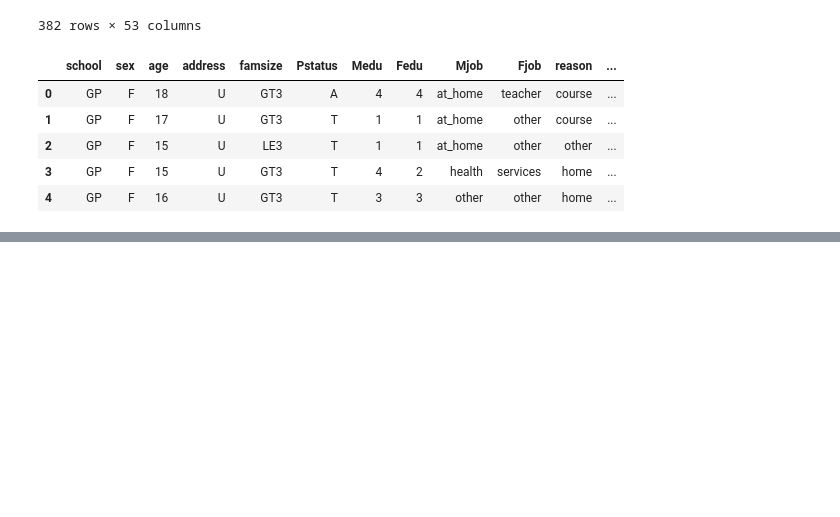
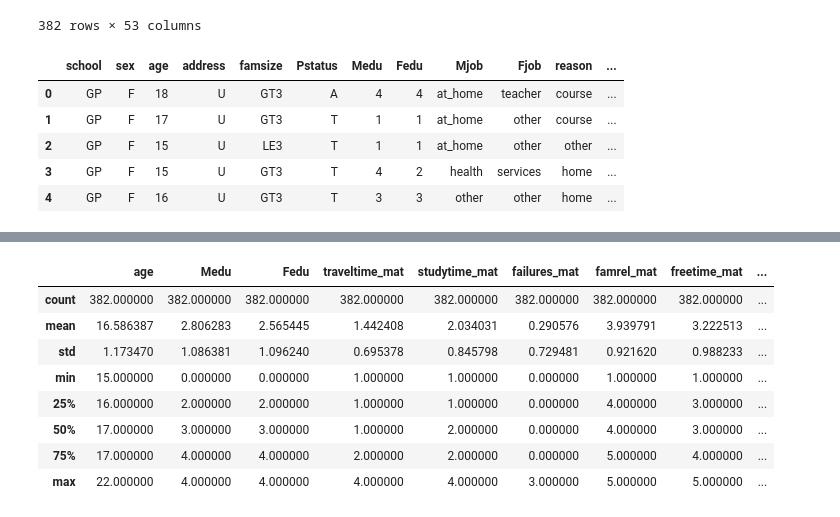
Before and after one commit to shl0mo/DataAnalysis_Students-Pandas, a Jupyter notebook: Estudantes.ipynb, the cells around one changed output, grey strips where cells are left out. Drawn from its saved outputs; the diff is of its cells as text; code cells hidden in the pictures; blank space fills up the shorter version.

```diff
--- a/Estudantes.ipynb
+++ b/Estudantes.ipynb
@@ -72,0 +112,12 @@ df.head()
+# %%
+df.describe();
+# %% [output]
+|  | age | Medu | Fedu | traveltime_mat | studytime_mat | failures_mat | famrel_mat | freetime_mat | ... |
+| count | 382.000000 | 382.000000 | 382.000000 | 382.000000 | 382.000000 | 382.000000 | 382.000000 | 382.000000 | ... |
+| mean | 16.586387 | 2.806283 | 2.565445 | 1.442408 | 2.034031 | 0.290576 | 3.939791 | 3.222513 | ... |
+| std | 1.173470 | 1.086381 | 1.096240 | 0.695378 | 0.845798 | 0.729481 | 0.921620 | 0.988233 | ... |
+| min | 15.000000 | 0.000000 | 0.000000 | 1.000000 | 1.000000 | 0.000000 | 1.000000 | 1.000000 | ... |
+| 25% | 16.000000 | 2.000000 | 2.000000 | 1.000000 | 1.000000 | 0.000000 | 4.000000 | 3.000000 | ... |
+| 50% | 17.000000 | 3.000000 | 3.000000 | 1.000000 | 2.000000 | 0.000000 | 4.000000 | 3.000000 | ... |
+| 75% | 17.000000 | 4.000000 | 4.000000 | 2.000000 | 2.000000 | 0.000000 | 5.000000 | 4.000000 | ... |
+| max | 22.000000 | 4.000000 | 4.000000 | 4.000000 | 4.000000 | 3.000000 | 5.000000 | 5.000000 | ... |
```
Also changed, not shown: parts of 20 cells of this notebook.
